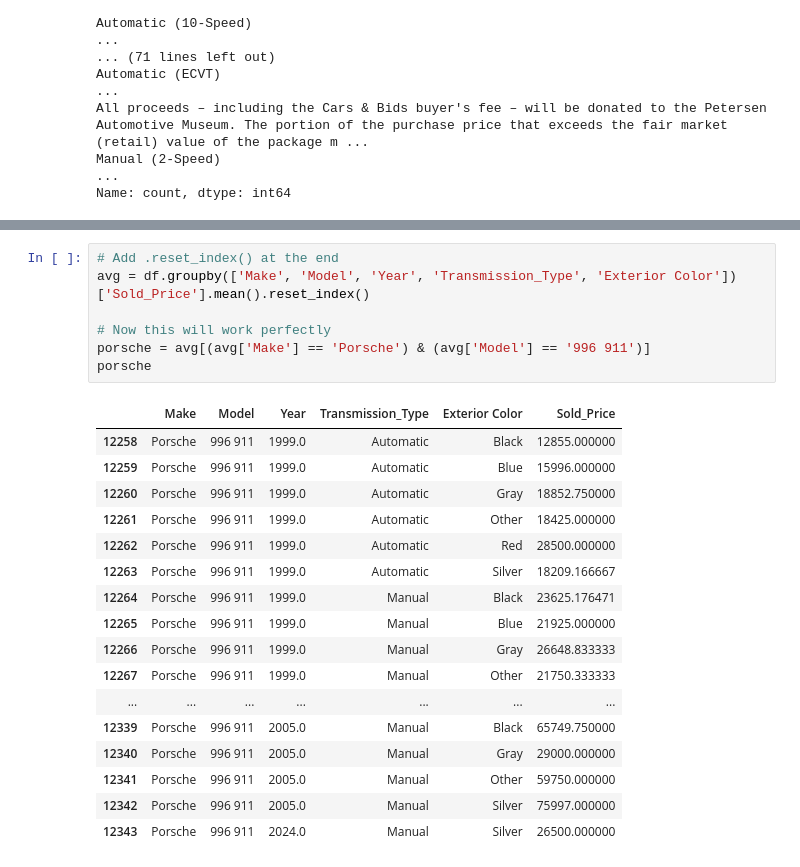
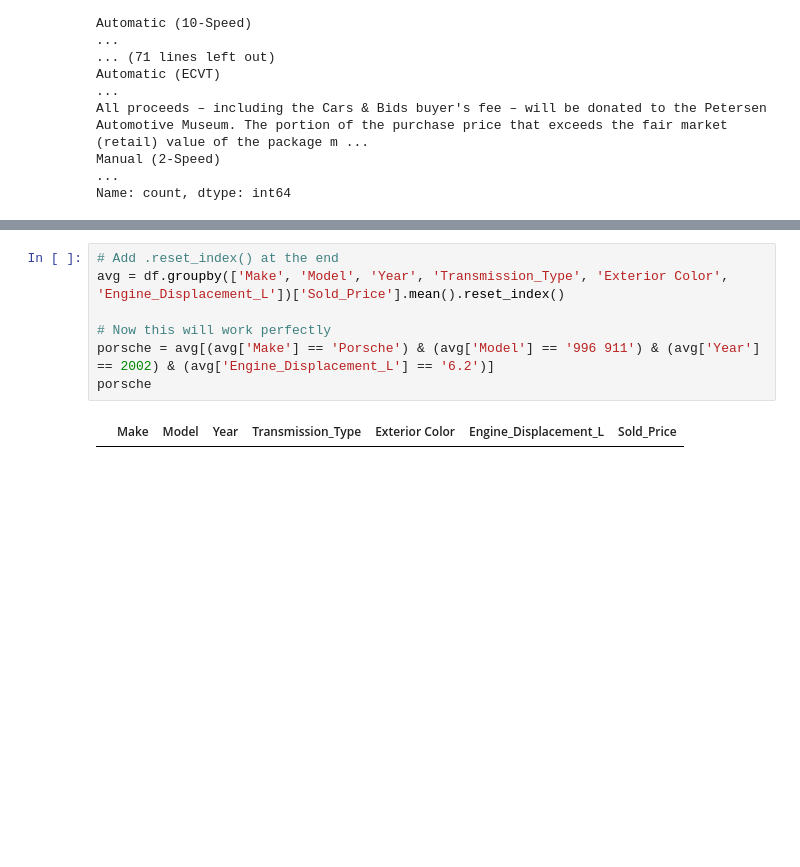
Before and after one commit to nickmiller173/classic_cars, a Jupyter notebook: experimentation/scratch_work.ipynb, the cells around one changed output, grey strips where cells are left out. Saved outputs shown, nothing was run; the diff lists cells and outputs as text; blank space fills up the shorter version.

```diff
--- a/experimentation/app_options.ipynb
+++ b/experimentation/scratch_work.ipynb
@@ -313,28 +313,12 @@ df.head()
 | 4 | https://carsandbids.com/auctions/... | 15000.0 | 38.0 | NaN | NaN | 2020-06-16 10:06:00 | Toyota | Land Cruiser | 117273.0 | ... |
 # %%
 # Add .reset_index() at the end
-avg = df.groupby(['Make', 'Model', 'Year', 'Transmission_Type', 'Exterior Color'])['Sold_Price'].mean().reset_index()
+avg = df.groupby(['Make', 'Model', 'Year', 'Transmission_Type', 'Exterior Color', 'Engine_Displacement_L'])['Sold_Price'].mean().reset_index()
 
 # Now this will work perfectly
-porsche = avg[(avg['Make'] == 'Porsche') & (avg['Model'] == '996 911')]
+porsche = avg[(avg['Make'] == 'Porsche') & (avg['Model'] == '996 911') & (avg['Year'] == 2002) & (avg['Engine_Displacement_L'] == '6.2')]
 porsche
 # %% [output]
-|  | Make | Model | Year | Transmission_Type | Exterior Color | Sold_Price |
-| 12258 | Porsche | 996 911 | 1999.0 | Automatic | Black | 12855.000000 |
-| 12259 | Porsche | 996 911 | 1999.0 | Automatic | Blue | 15996.000000 |
-| 12260 | Porsche | 996 911 | 1999.0 | Automatic | Gray | 18852.750000 |
-| 12261 | Porsche | 996 911 | 1999.0 | Automatic | Other | 18425.000000 |
-| 12262 | Porsche | 996 911 | 1999.0 | Automatic | Red | 28500.000000 |
-| 12263 | Porsche | 996 911 | 1999.0 | Automatic | Silver | 18209.166667 |
-| 12264 | Porsche | 996 911 | 1999.0 | Manual | Black | 23625.176471 |
-| 12265 | Porsche | 996 911 | 1999.0 | Manual | Blue | 21925.000000 |
-| 12266 | Porsche | 996 911 | 1999.0 | Manual | Gray | 26648.833333 |
-| 12267 | Porsche | 996 911 | 1999.0 | Manual | Other | 21750.333333 |
-| ... | ... | ... | ... | ... | ... | ... |
-| 12339 | Porsche | 996 911 | 2005.0 | Manual | Black | 65749.750000 |
-| 12340 | Porsche | 996 911 | 2005.0 | Manual | Gray | 29000.000000 |
-| 12341 | Porsche | 996 911 | 2005.0 | Manual | Other | 59750.000000 |
-| 12342 | Porsche | 996 911 | 2005.0 | Manual | Silver | 75997.000000 |
-| 12343 | Porsche | 996 911 | 2024.0 | Manual | Silver | 26500.000000 |
+|  | Make | Model | Year | Transmission_Type | Exterior Color | Engine_Displacement_L | Sold_Price |
 # %%
 # Use .agg() to get multiple statistics at once
```
Also changed, not shown: parts of 5 cells of this notebook, 1 other file.
